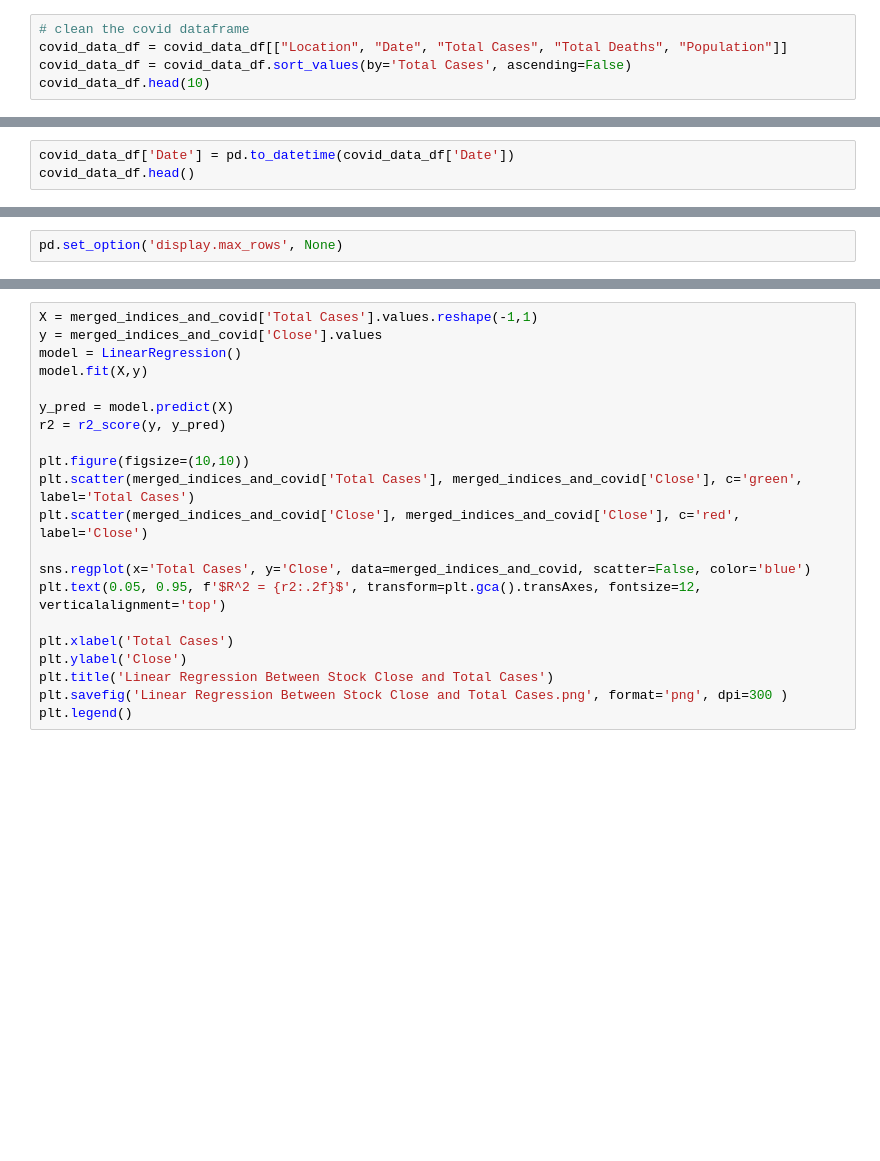
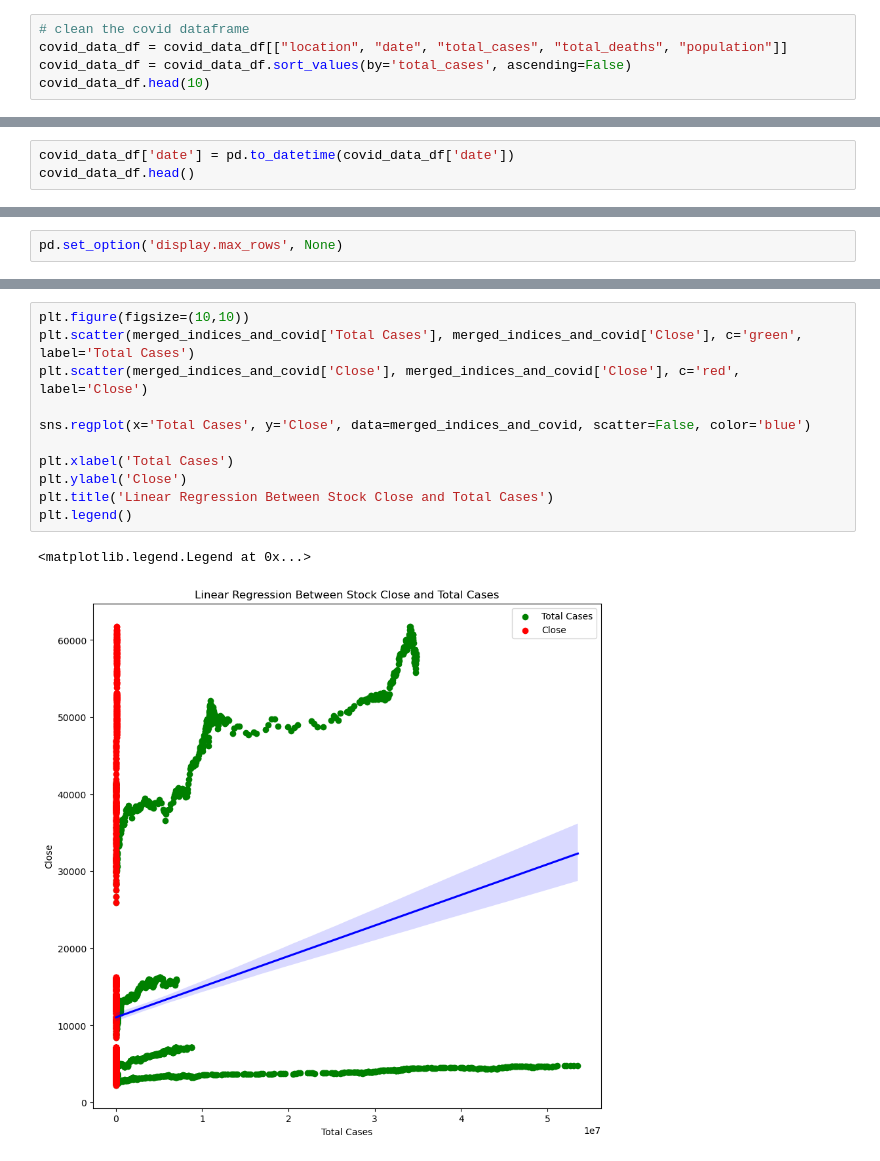
Before and after one commit to datla-ria/Project-1, a Jupyter notebook: project-1.ipynb, the cells around one changed output, grey strips where cells are left out. Saved outputs shown, nothing was run; the diff lists cells and outputs as text; blank space fills up the shorter version.

```diff
--- a/project-1.ipynb
+++ b/project-1.ipynb
@@ -56,5 +146,5 @@ plt.show()
 # %%
 # clean the covid dataframe
-covid_data_df = covid_data_df[["Location", "Date", "Total Cases", "Total Deaths", "Population"]]
-covid_data_df = covid_data_df.sort_values(by='Total Cases', ascending=False)
+covid_data_df = covid_data_df[["location", "date", "total_cases", "total_deaths", "population"]]
+covid_data_df = covid_data_df.sort_values(by='total_cases', ascending=False)
 covid_data_df.head(10)
@@ -345,3 +772,3 @@ merged_indices_df.head()
 # %%
-covid_data_df['Date'] = pd.to_datetime(covid_data_df['Date'])
+covid_data_df['date'] = pd.to_datetime(covid_data_df['date'])
 covid_data_df.head()
@@ -767,21 +1418,14 @@ for location in locations:
 # %%
-X = merged_indices_and_covid['Total Cases'].values.reshape(-1,1)
-y = merged_indices_and_covid['Close'].values
-model = LinearRegression()
-model.fit(X,y)
-
-y_pred = model.predict(X)
-r2 = r2_score(y, y_pred)
-
 plt.figure(figsize=(10,10))
 plt.scatter(merged_indices_and_covid['Total Cases'], merged_indices_and_covid['Close'], c='green', label='Total Cases')
 plt.scatter(merged_indices_and_covid['Close'], merged_indices_and_covid['Close'], c='red', label='Close')
 
 sns.regplot(x='Total Cases', y='Close', data=merged_indices_and_covid, scatter=False, color='blue')
-plt.text(0.05, 0.95, f'$R^2 = {r2:.2f}$', transform=plt.gca().transAxes, fontsize=12, verticalalignment='top')
 
 plt.xlabel('Total Cases')
 plt.ylabel('Close')
 plt.title('Linear Regression Between Stock Close and Total Cases')
-plt.savefig('Linear Regression Between Stock Close and Total Cases.png', format='png', dpi=300 )
 plt.legend()
+# %% [output]
+<matplotlib.legend.Legend at 0x...>
+[figure, added]
```
Also changed, not shown: parts of 53 cells of this notebook, 13 other files.
